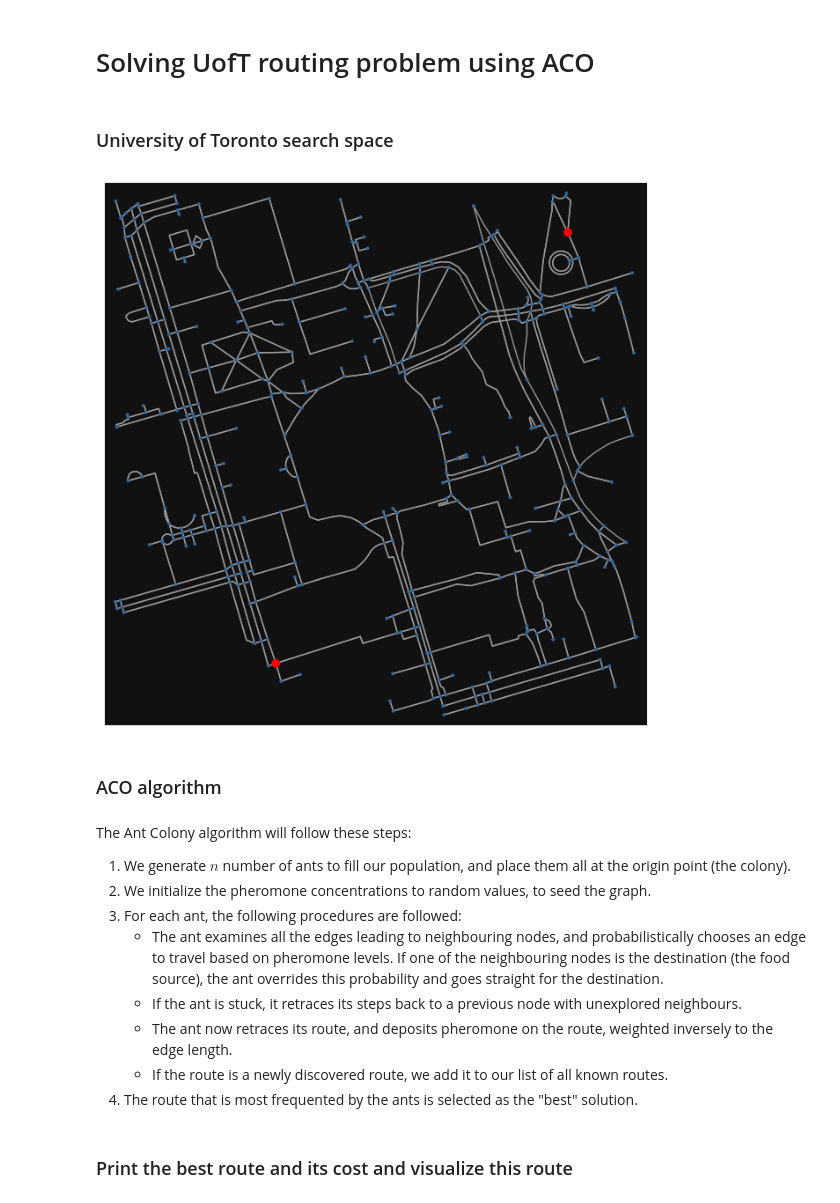
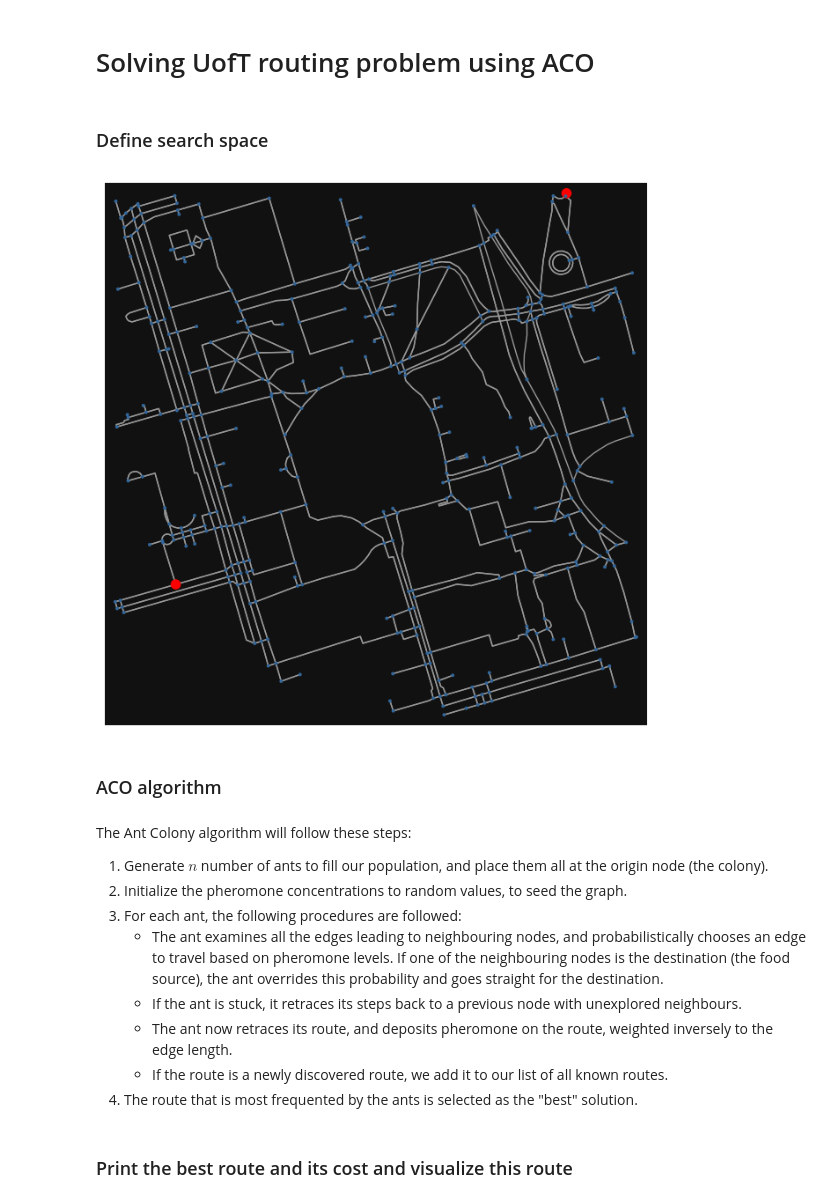
Before and after one commit to Optimization-Algorithms-Book/Code-Listings, a Jupyter notebook: Appendix C/Chapter 10/Listing C.16_Routing_ACO.ipynb, the cells around one changed output. Drawn from its saved outputs; the diff is of its cells as text; code cells hidden in the pictures.

```diff
--- a/Appendix C/Chapter 10/Listing C.16_Routing_ACO.ipynb
+++ b/Appendix C/Chapter 10/Listing C.16_Routing_ACO.ipynb
@@ -9,29 +8,39 @@ import math
 from tqdm.notebook import tqdm
 import matplotlib.pyplot as plt
 # %% [markdown]
-### University of Toronto search space
+### Define search space
 # %%
-reference = (43.661667, -79.395)
+reference = (43.661667, -79.395) # King's College Cir, Toronto, ON
 
-G = osmnx.graph_from_point(reference, dist=300, clean_periphery=True, simplify=True)
+# Create a graph
+G = ox.graph_from_point(reference, dist=300, clean_periphery=True, simplify=True)
 
-origin = Node(graph=G, osmid=55808290)
-destination = Node(graph=G, osmid=389677909)
+# Set up the points
+origin = (43.664527, -79.392442) # King Edward VII Equestrian Statue
+destination = (43.659659, -79.397669) # Bahen Centre for Information Technology at UofT
 
-highlighted = [389677909, 55808290]
+# Get the osmid of the nearest nodes to the points
+origin_id = ox.distance.nearest_nodes(G, origin[1], origin[0])
+destination_id = ox.distance.nearest_nodes(G, destination[1], destination[0])
+
+# Create the origin and destination nodes
+origin_node = Node(graph=G, osmid=origin_id)
+destination_node = Node(graph=G, osmid=destination_id)
+
+highlighted = [destination_id, origin_id]
 
 # Marking both the source and destination node
 nc = ['red' if node in highlighted else '#336699' for node in G.nodes()]
-ns = [50 if node in highlighted else 8 for node in G.nodes()]
-fig, ax = osmnx.plot_graph(G, node_size=ns, node_color=nc, node_zorder=2)
+ns = [70 if node in highlighted else 8 for node in G.nodes()]
+fig, ax = ox.plot_graph(G, node_size=ns, node_color=nc, node_zorder=2)
 # %% [output]
-[figure, old version]
+[figure, new version]
 # %% [markdown]
 ### ACO algorithm
 # %% [markdown]
 The Ant Colony algorithm will follow these steps:
-1. We generate $n$ number of ants to fill our population, and place them all at the origin point (the colony).
-2. We initialize the pheromone concentrations to random values, to seed the graph.
+1. Generate $n$ number of ants to fill our population, and place them all at the origin node (the colony).
+2. Initialize the pheromone concentrations to random values, to seed the graph.
 3. For each ant, the following procedures are followed:
     - The ant examines all the edges leading to neighbouring nodes, and probabilistically chooses an edge to travel based on pheromone levels. If one of the neighbouring nodes is the destination (the food source), the ant overrides this probability and goes straight for the destination.
     - If the ant is stuck, it retraces its steps back to a previous node with unexplored neighbours.
```
Also changed, not shown: parts of 5 cells of this notebook.
